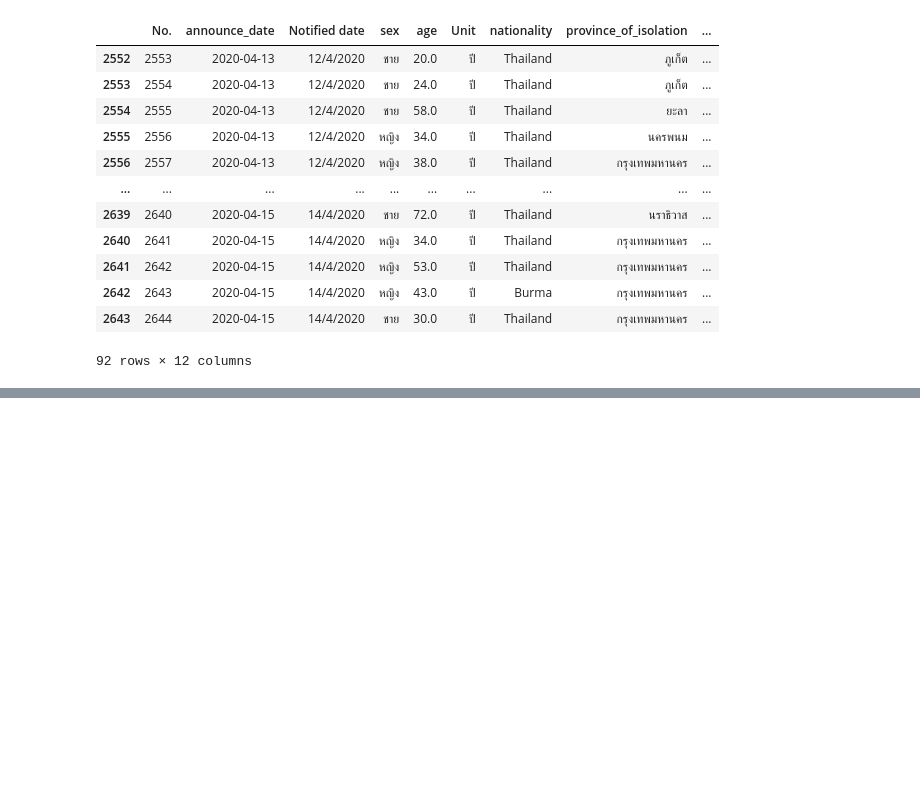
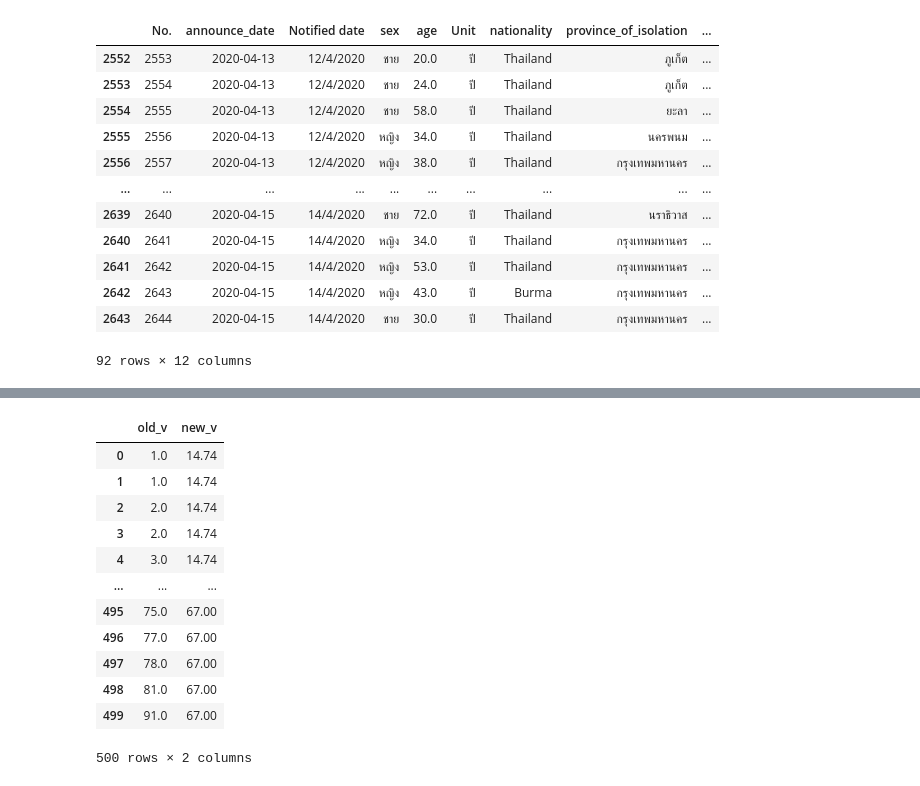
Before and after one commit to tohnperfect/DPDM2021, a Jupyter notebook: Data_Preprocessing_(Chapter_3).ipynb, the cells around one changed output, grey strips where cells are left out. Saved outputs shown, nothing was run; the diff lists cells and outputs as text; code cells hidden in the pictures; blank space fills up the shorter version.

```diff
--- a/Data_Preprocessing_(Chapter_3).ipynb
+++ b/Data_Preprocessing_(Chapter_3).ipynb
@@ -1279,0 +1403,17 @@ dataALL[(dataALL['announce_date']>=datetime(day=13,month=4,year=2020)) & (dataAL
+# %%
+my_df = pd.DataFrame(my_data_smoothed) #แปลง Dict เป็น ตาราง pandas (ยังไม่ได้สอน)
+my_df
+# %% [output]
+|  | old_v | new_v |
+| 0 | 1.0 | 14.74 |
+| 1 | 1.0 | 14.74 |
+| 2 | 2.0 | 14.74 |
+| 3 | 2.0 | 14.74 |
+| 4 | 3.0 | 14.74 |
+| ... | ... | ... |
+| 495 | 75.0 | 67.00 |
+| 496 | 77.0 | 67.00 |
+| 497 | 78.0 | 67.00 |
+| 498 | 81.0 | 67.00 |
+| 499 | 91.0 | 67.00 |
+500 rows × 2 columns
```
Also changed, not shown: parts of 20 cells of this notebook.
